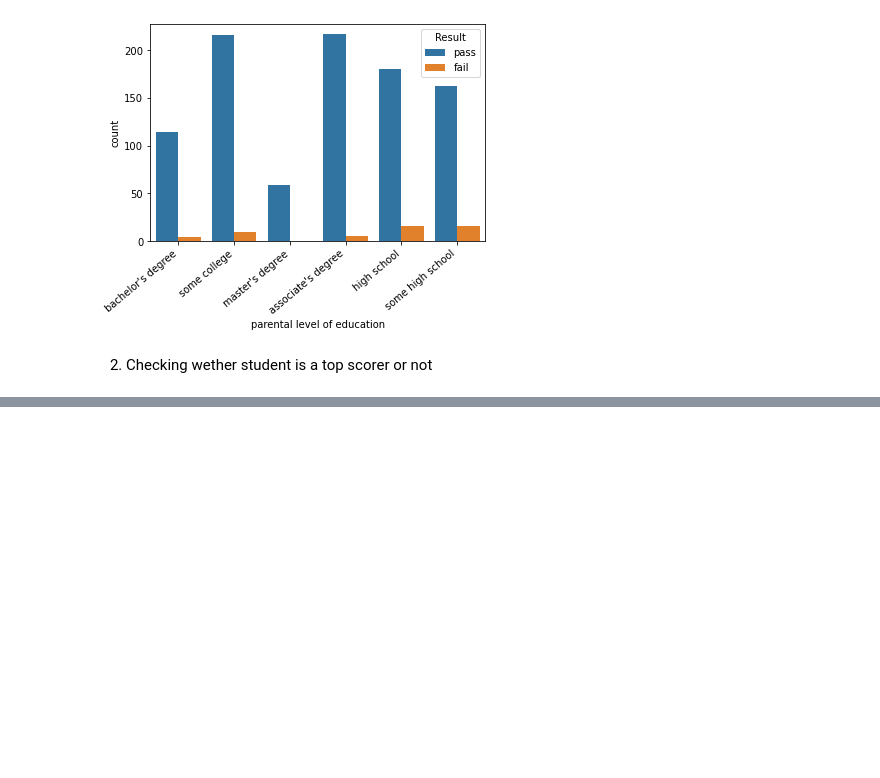
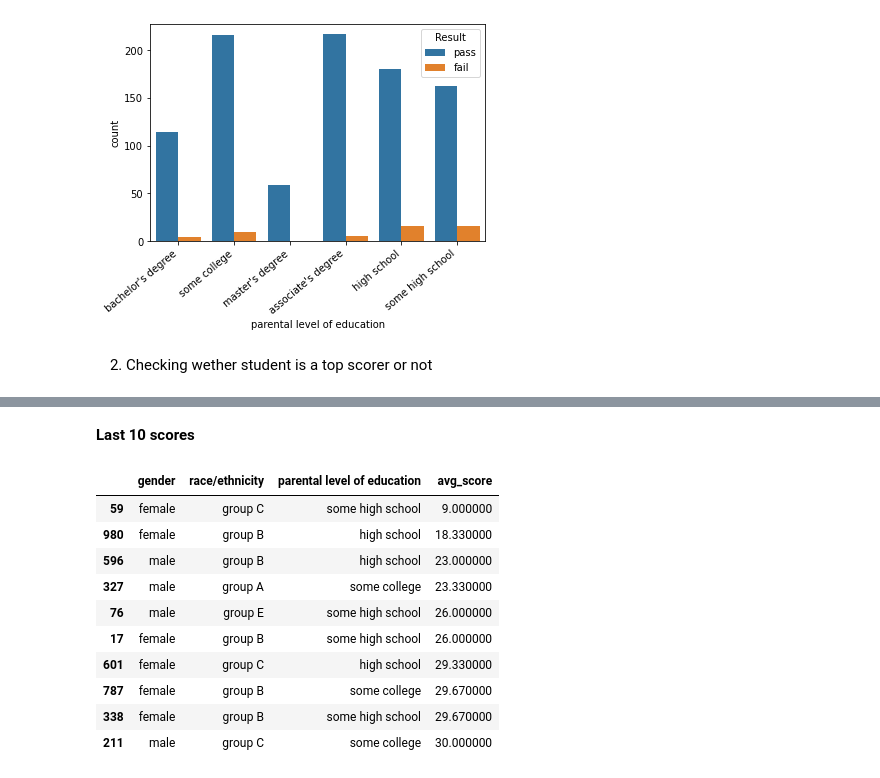
Before and after one commit to rusheel98/EDA-on-students-performance-in-exams-dataset, a Jupyter notebook: student-performance-in-exams.ipynb, the cells around one changed output, grey strips where cells are left out. Saved outputs shown, nothing was run; the diff lists cells and outputs as text; code cells hidden in the pictures; blank space fills up the shorter version.

```diff
--- a/student-performance-in-exams.ipynb
+++ b/student-performance-in-exams.ipynb
@@ -189,0 +248,16 @@ ax_2.set_xticklabels(ax_2.get_xticklabels(), rotation=40, ha="right")
+# %% [markdown]
+**Last 10 scores**
+# %%
+df[['gender', 'race/ethnicity', 'parental level of education','avg_score']].sort_values(by='avg_score',ascending=True).head(10).style.background_gradient("Reds")
+# %% [output]
+|  | gender | race/ethnicity | parental level of education | avg_score |
+| 59 | female | group C | some high school | 9.000000 |
+| 980 | female | group B | high school | 18.330000 |
+| 596 | male | group B | high school | 23.000000 |
+| 327 | male | group A | some college | 23.330000 |
+| 76 | male | group E | some high school | 26.000000 |
+| 17 | female | group B | some high school | 26.000000 |
+| 601 | female | group C | high school | 29.330000 |
+| 787 | female | group B | some college | 29.670000 |
+| 338 | female | group B | some high school | 29.670000 |
+| 211 | male | group C | some college | 30.000000 |
```
Also changed, not shown: parts of 14 cells of this notebook.
